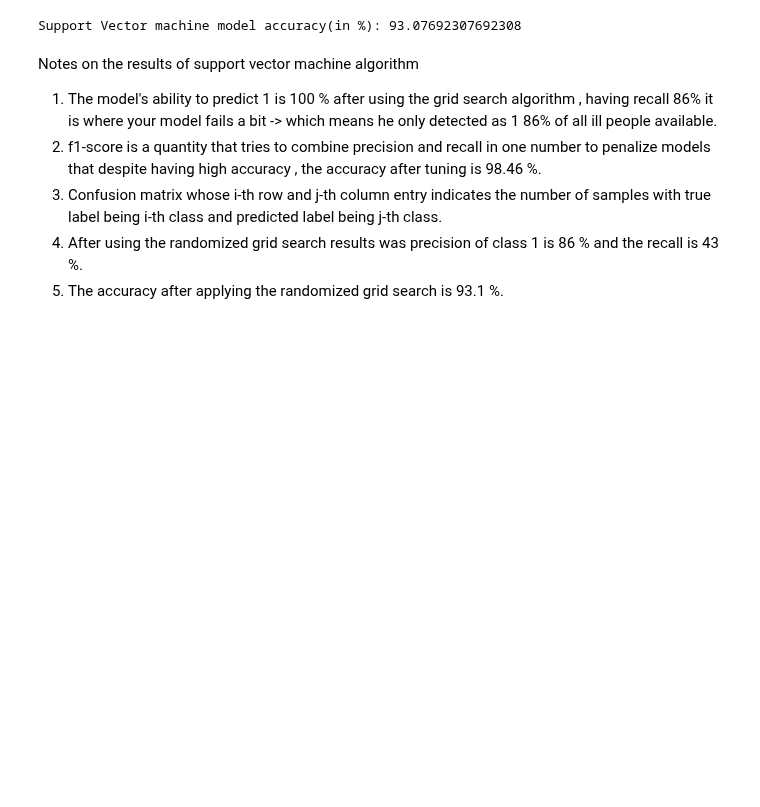
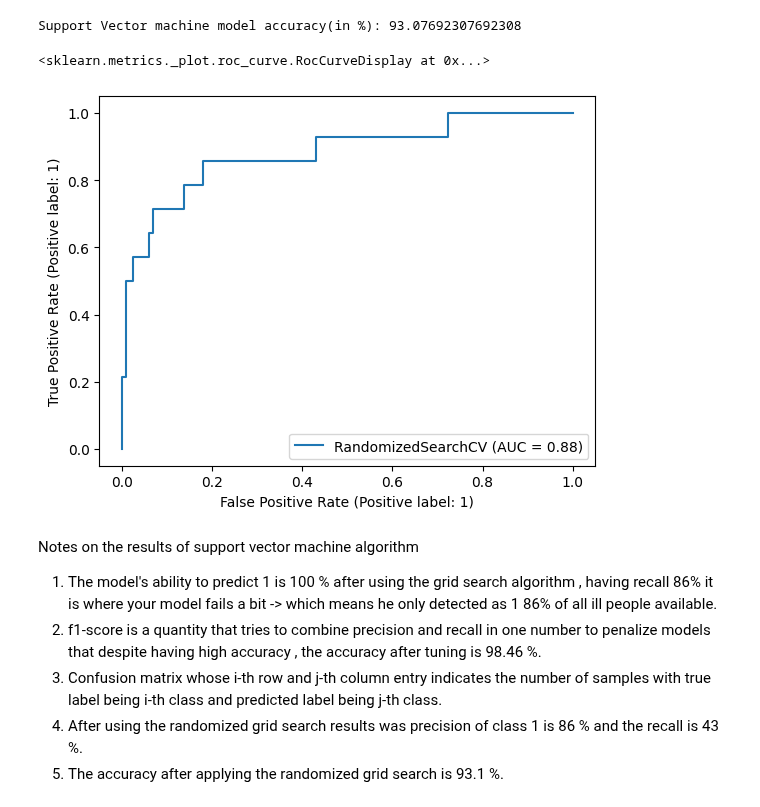
Before and after one commit to Aya-gamal2211/MachineLearning, a Jupyter notebook: SVM_test.ipynb, the cells around one changed output. Cells and saved outputs as stored; diff of their text form; code cells hidden in the pictures; blank space fills up the shorter version.

```diff
--- a/SVM_test.ipynb
+++ b/SVM_test.ipynb
@@ -292,6 +319,12 @@ from sklearn import metrics
 print("Support Vector machine model accuracy(in %):", metrics.accuracy_score(y_test,random_search)*100)
 # %% [output]
 Support Vector machine model accuracy(in %): 93.07692307692308
+# %%
+from sklearn import metrics
+metrics.plot_roc_curve(search,x_test,y_test)
+# %% [output]
+<sklearn.metrics._plot.roc_curve.RocCurveDisplay at 0x...>
+[figure, added]
 # %% [markdown]
 Notes on the results of support vector machine algorithm
 1. The model's ability to predict 1 is 100 % after using the grid search algorithm , having recall 86% it is where your model fails a bit -> which means he only detected as 1 86% of all ill people available.
```
Also changed, not shown: parts of 4 cells of this notebook, 3 other files.
